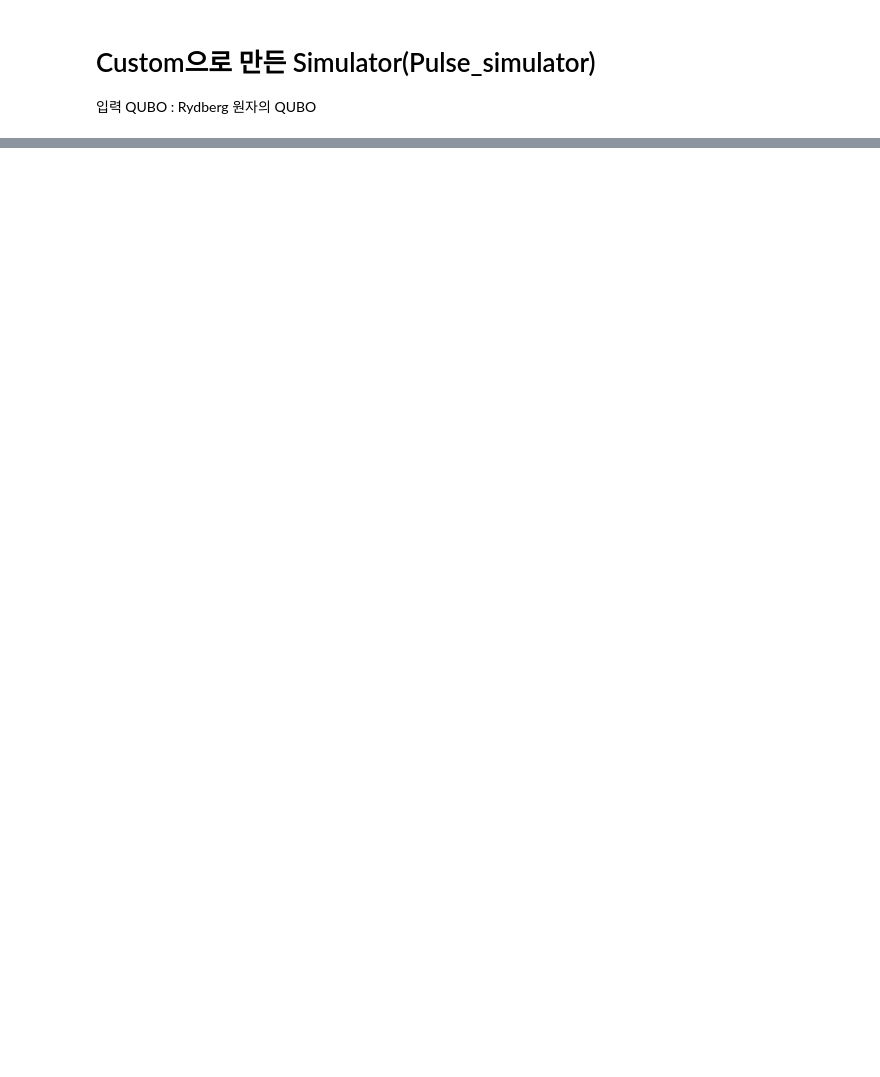
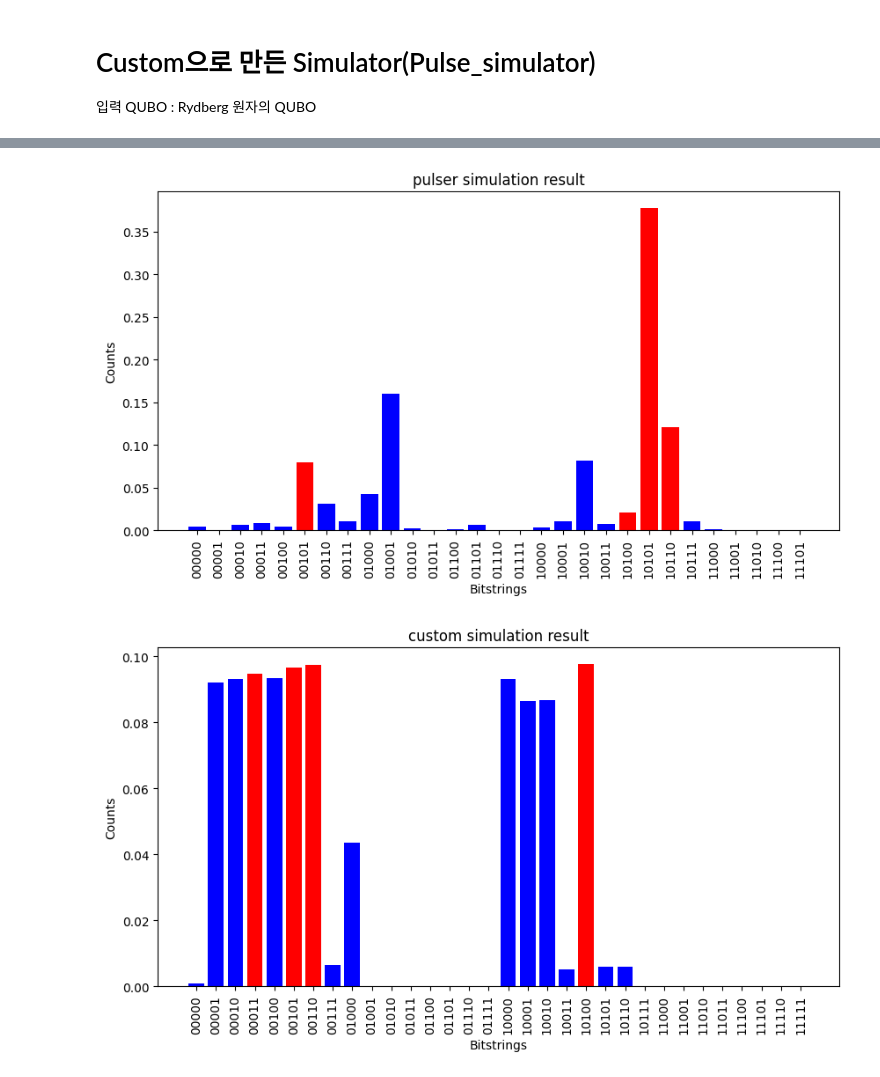
Before and after one commit to pop756/Pasqal_chanllenge, a Jupyter notebook: Pulse_simulator.ipynb, the cells around one changed output, grey strips where cells are left out. Cells and saved outputs as stored; diff of their text form; code cells hidden in the pictures; blank space fills up the shorter version.

```diff
--- a/Pulse_simulator.ipynb
+++ b/Pulse_simulator.ipynb
@@ -257,0 +434,48 @@ plot_bitstring_counts(sort_zipped_cord[:2], probs_to_dict(final_state_expectatio
+# %%
+import matplotlib.pyplot as plt
+from collections import Counter
+def plot_bitstring_counts(input_data, bitstring_counts,label):
+    """
+    입력된 bitstring 목록을 기반으로 주어진 bitstring_counts에서 해당 bitstring을
+    빨간색 막대로 강조하고, 나머지는 파란색으로 표시하는 그래프를 생성합니다.
+
+    :param input_data: List of tuples (bitstring, value)
+    :param bitstring_counts: Dictionary (bitstring -> count)
+    """
+    import matplotlib.pyplot as plt
+
+    # 빨간색으로 강조할 bitstring 목록 추출
+    highlighted_strings = {bitstring for bitstring, _ in input_data}
+
+    # 데이터 준비
+
+    bitstrings = list(bitstring_counts.keys())
+    counts = np.array(list(bitstring_counts.values()))/np.sum(list(bitstring_counts.values()))
+    colors = ['red' if bitstring in highlighted_strings else 'blue' for bitstring in bitstrings]
+
+    # 막대 그래프 그리기
+    plt.figure(figsize=(10, 5))
+    plt.bar(bitstrings, counts, color=colors)
+    plt.xlabel("Bitstrings")
+    plt.ylabel("Counts")
+    plt.title(label)
+    plt.xticks(rotation=90)
+    plt.show()
+
+def probs_to_dict(probs, num_qubits):
+    """
+    주어진 확률 배열을 bitstring 별로 매핑하여 딕셔너리 형태로 반환합니다.
+
+    :param probs: 확률 배열
+    :param num_qubits: 큐비트 개수
+    :return: bitstring 별 확률을 담은 딕셔너리
+    """
+    bitstrings = [np.binary_repr(i, num_qubits) for i in range(2 ** num_qubits)]
+    return {bitstring: probs[i] for i, bitstring in enumerate(bitstrings)}
+
+
+plot_bitstring_counts(sort_zipped_cord[:4], count_dict_1,"pulser simulation result")
+plot_bitstring_counts(sort_zipped[:4], probs_to_dict(final_state_expectations,len(Q)), "custom simulation result")
+# %% [output]
+[figure, added]
+[figure, added]
```
Also changed, not shown: parts of 17 cells of this notebook, 6 other files.
